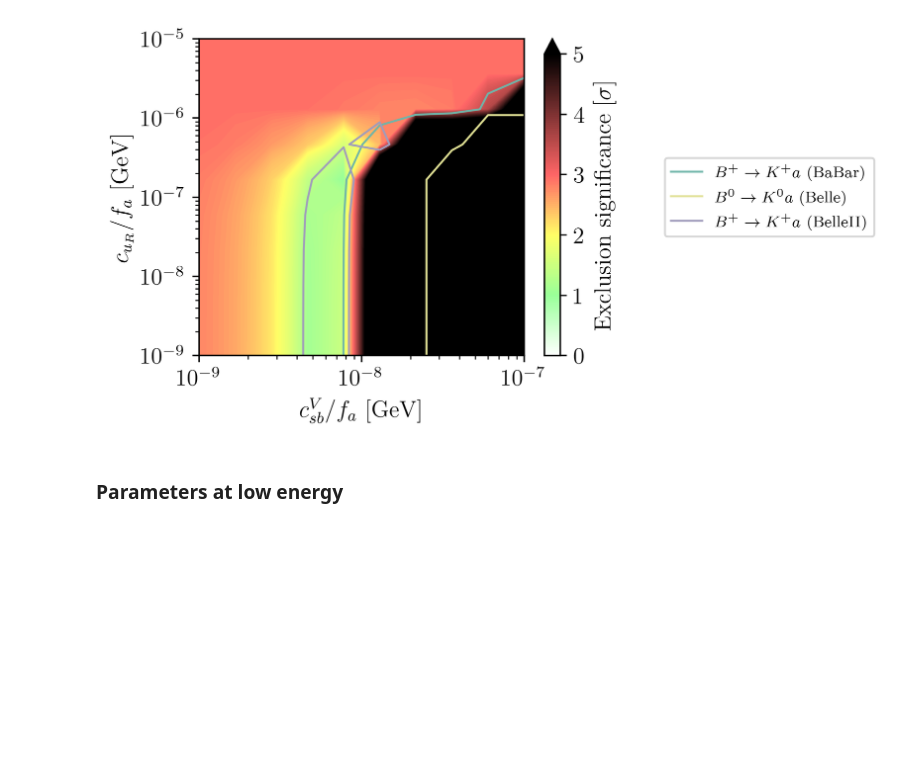
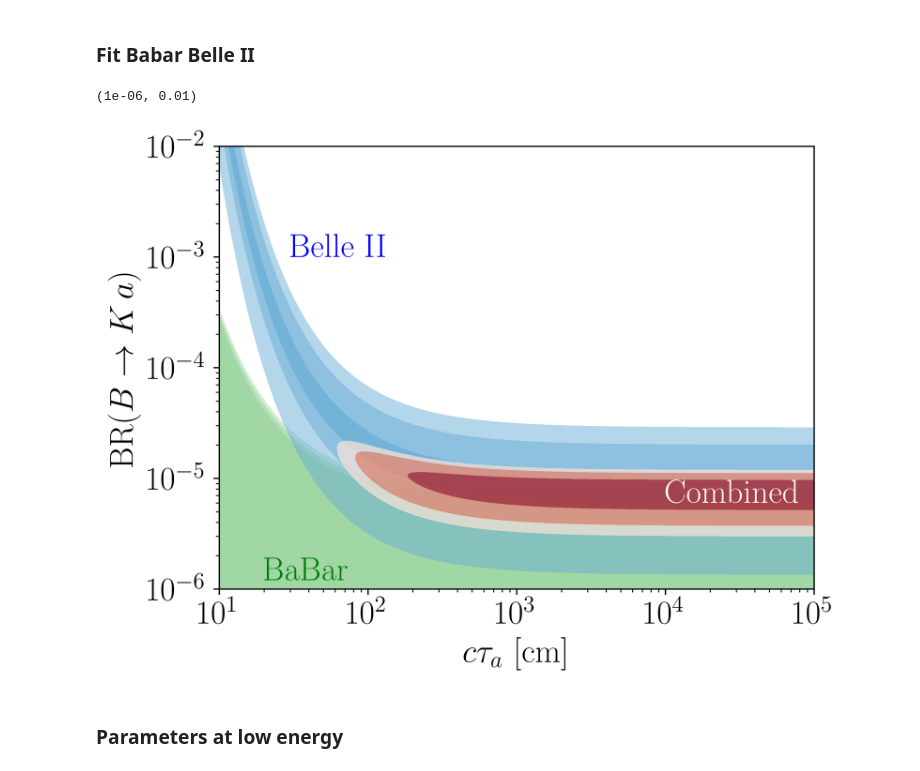
Before and after one commit to alp-aca/alp-aca, a Jupyter notebook: tutorials_v2/06_04_Scrutinizing_Belle2_ALP.ipynb, the cells around one changed output. Drawn from its saved outputs; the diff is of its cells as text; code cells hidden in the pictures; blank space fills up the shorter version.

```diff
--- a/tutorials_v2/06_04_Scrutinizing_Belle2_ALP.ipynb
+++ b/tutorials_v2/06_04_Scrutinizing_Belle2_ALP.ipynb
@@ -207,6 +17,2 @@ chi2_ct_BK_meas = chi2_ct_BKinv[0].split_measurements()
-# %%
-fig, ax = plt.subplots(nrows=1, ncols=1, figsize=(14/2.54, 8/2.54), dpi=400)
-exclusionplot(cbsV_grid/fa, ct_grid/fa, chi2_ct_BK_meas, r'$c_{sb}^V/f_a$ [GeV]', r'$c_{u_R}/f_a$ [GeV]', ax=ax)
-fig.savefig('ALP_BK_ct.pdf', bbox_inches='tight')
-# %% [output]
-[figure, removed]
+# %% [markdown]
+### Fit Babar Belle II
@@ -213,3 +52,44 @@ fig.savefig('ALP_BK_ct.pdf', bbox_inches='tight')
+# %%
+from matplotlib.colors import LogNorm
+
+ctau_vals = np.logspace(1, 5, 5000)         # shape (200,)
+BR_vals   = np.logspace(-6, -2, 5000)       # shape (200,)
+X_grid, Y_grid = np.meshgrid(ctau_vals, BR_vals)
+chi2_total, values_babar, values_belle_2 = combined_belle2_babar(ma, Y_grid, X_grid)  # shape (200, 200)
+
+transition='B+->K+ a'
+measurement_belle_2 = get_measurements(transition, exclude_projections=True)['Belle II']
+measurement_babar = get_measurements(transition, exclude_projections=True)['BaBar']
+
+fig, ax = plt.subplots(dpi=500)
+babarZ=Y_grid*measurement_babar.decay_probability(X_grid, ma)
+belle2Z=Y_grid*measurement_belle_2.decay_probability(X_grid, ma)
+ax.contourf(X_grid, Y_grid, babarZ, levels=[values_babar[0]-values_babar[1], values_babar[0]+values_babar[2]], cmap='Greens', alpha=0.3)
+ax.contourf(X_grid, Y_grid, babarZ, levels=[values_babar[0]-2*values_babar[1], 2*values_babar[0]+values_babar[2]], cmap='Greens', alpha=0.3)
+ax.contourf(X_grid, Y_grid, babarZ, levels=[values_babar[0]-3*values_babar[1], 3*values_babar[0]+values_babar[2]], cmap='Greens', alpha=0.3)
+
+ax.contourf(X_grid, Y_grid, belle2Z, levels=[values_belle_2[0]-values_belle_2[1], values_belle_2[0]+values_belle_2[2]], cmap='Blues', alpha=0.7)
+ax.contourf(X_grid, Y_grid, belle2Z, levels=[values_belle_2[0]-2*values_belle_2[1], 2*values_belle_2[0]+values_belle_2[2]], cmap='Blues', alpha=0.5)
+ax.contourf(X_grid, Y_grid, belle2Z, levels=[values_belle_2[0]-3*values_belle_2[1], 3*values_belle_2[0]+values_belle_2[2]], cmap='Blues', alpha=0.5)
+
+
+
+cs=ax.contourf(X_grid, Y_grid, chi2_total, levels=[np.min(chi2_total), np.min(chi2_total)+1,np.min(chi2_total)+2.7,np.min(chi2_total)+3.84], norm=LogNorm(), cmap='Reds_r', alpha=0.7)
+
+ax.text(3*1e1, 1e-3, r'Belle II',  color='blue')
+ax.text(2*1e1, 1.2e-6, r'BaBar',  color='green')
+ax.text(1*1e4, 0.6e-5, r'Combined',  color='seashell')
+ax.set_xlabel(r'$c\tau_a$ [cm]')
+ax.set_ylabel(r'$\mathrm{BR}(B \to K \, a)$')
+ax.set_xscale('log')
+ax.set_yscale('log')
+
+ax.set_xlim(10, 1e5)
+ax.set_ylim(1e-6, 1e-2)
+#fig.savefig('fit_pinv_BR.pdf', bbox_inches='tight')
+# %% [output]
+(1e-06, 0.01)
+[figure, added]
 # %% [markdown]
 ### Parameters at low energy
 # %%
```
Also changed, not shown: parts of 42 cells of this notebook, 4 other files.
